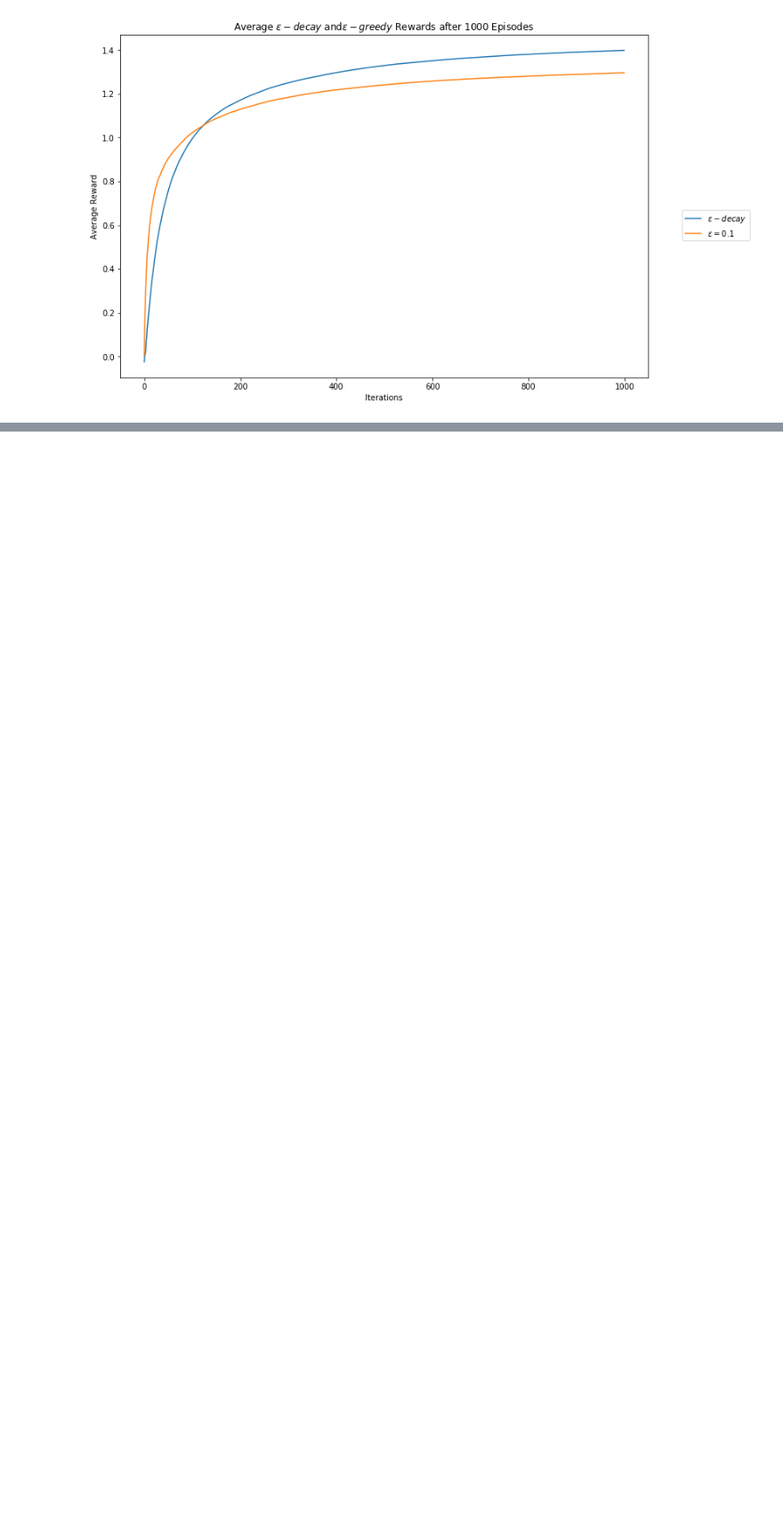
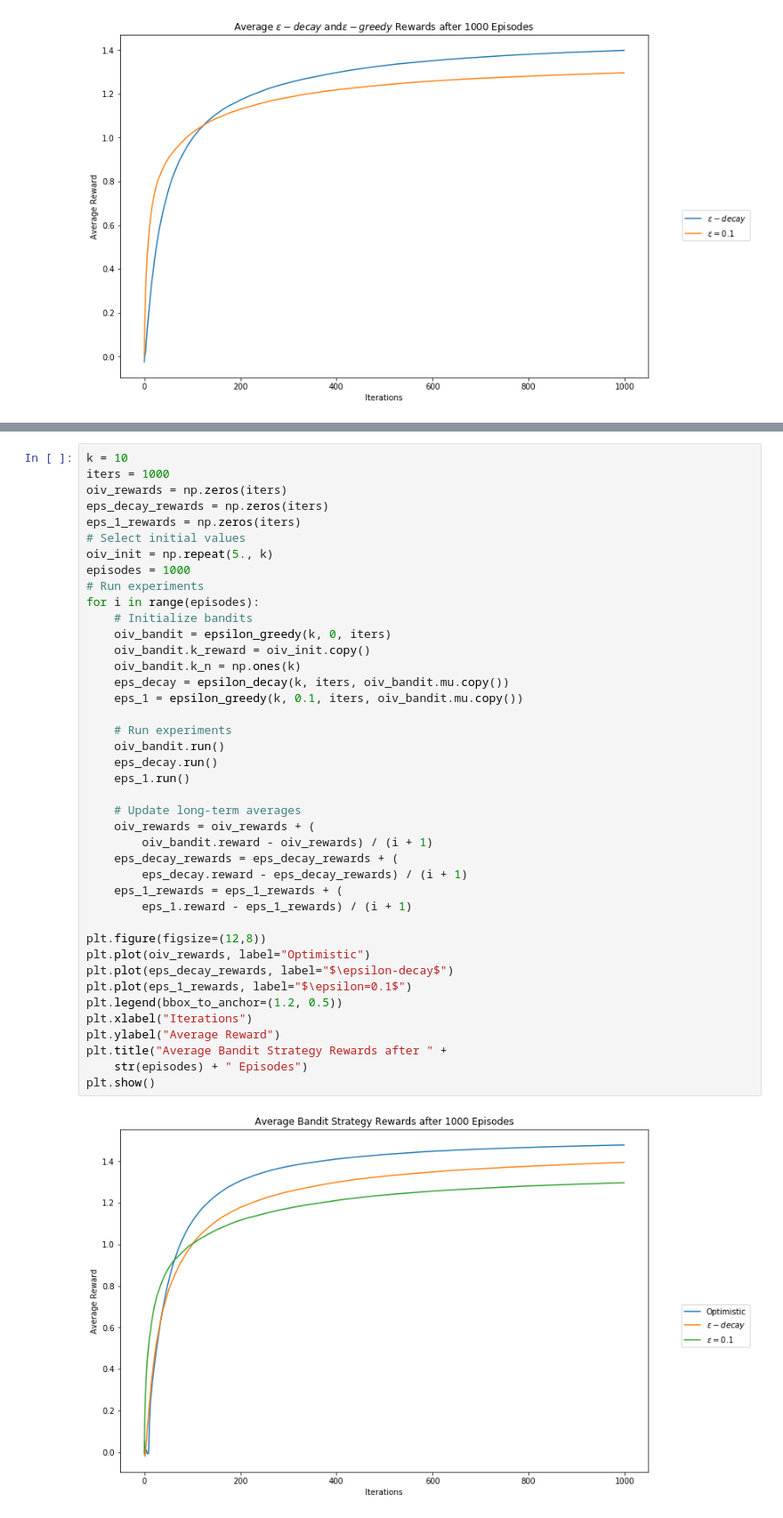
Before and after one commit to znulll/ROWILT, a Jupyter notebook: Recommendation/MAB/BRS_LAB/BRS_Week3_eps.ipynb, the cells around one changed output, grey strips where cells are left out. Shown at 89% size. Saved outputs shown, nothing was run; the diff lists cells and outputs as text; blank space fills up the shorter version.

```diff
--- a/Recommendation/MAB/BRS_LAB/BRS_Week3_eps.ipynb
+++ b/Recommendation/MAB/BRS_LAB/BRS_Week3_eps.ipynb
@@ -322,0 +329,43 @@ plt.show()
+# %%
+k = 10
+iters = 1000
+oiv_rewards = np.zeros(iters)
+eps_decay_rewards = np.zeros(iters)
+eps_1_rewards = np.zeros(iters)
+# Select initial values
+oiv_init = np.repeat(5., k)
+episodes = 1000
+# Run experiments
+for i in range(episodes):
+    # Initialize bandits
+    oiv_bandit = epsilon_greedy(k, 0, iters)
+    oiv_bandit.k_reward = oiv_init.copy()
+    oiv_bandit.k_n = np.ones(k)
+    eps_decay = epsilon_decay(k, iters, oiv_bandit.mu.copy())
+    eps_1 = epsilon_greedy(k, 0.1, iters, oiv_bandit.mu.copy())
+
+    # Run experiments
+    oiv_bandit.run()
+    eps_decay.run()
+    eps_1.run()
+
+    # Update long-term averages
+    oiv_rewards = oiv_rewards + (
+        oiv_bandit.reward - oiv_rewards) / (i + 1)
+    eps_decay_rewards = eps_decay_rewards + (
+        eps_decay.reward - eps_decay_rewards) / (i + 1)
+    eps_1_rewards = eps_1_rewards + (
+        eps_1.reward - eps_1_rewards) / (i + 1)
+
+plt.figure(figsize=(12,8))
+plt.plot(oiv_rewards, label="Optimistic")
+plt.plot(eps_decay_rewards, label="$\epsilon-decay$")
+plt.plot(eps_1_rewards, label="$\epsilon=0.1$")
+plt.legend(bbox_to_anchor=(1.2, 0.5))
+plt.xlabel("Iterations")
+plt.ylabel("Average Reward")
+plt.title("Average Bandit Strategy Rewards after " +
+    str(episodes) + " Episodes")
+plt.show()
+# %% [output]
+[figure, added]
```
Also changed, not shown: parts of 3 cells of this notebook.
